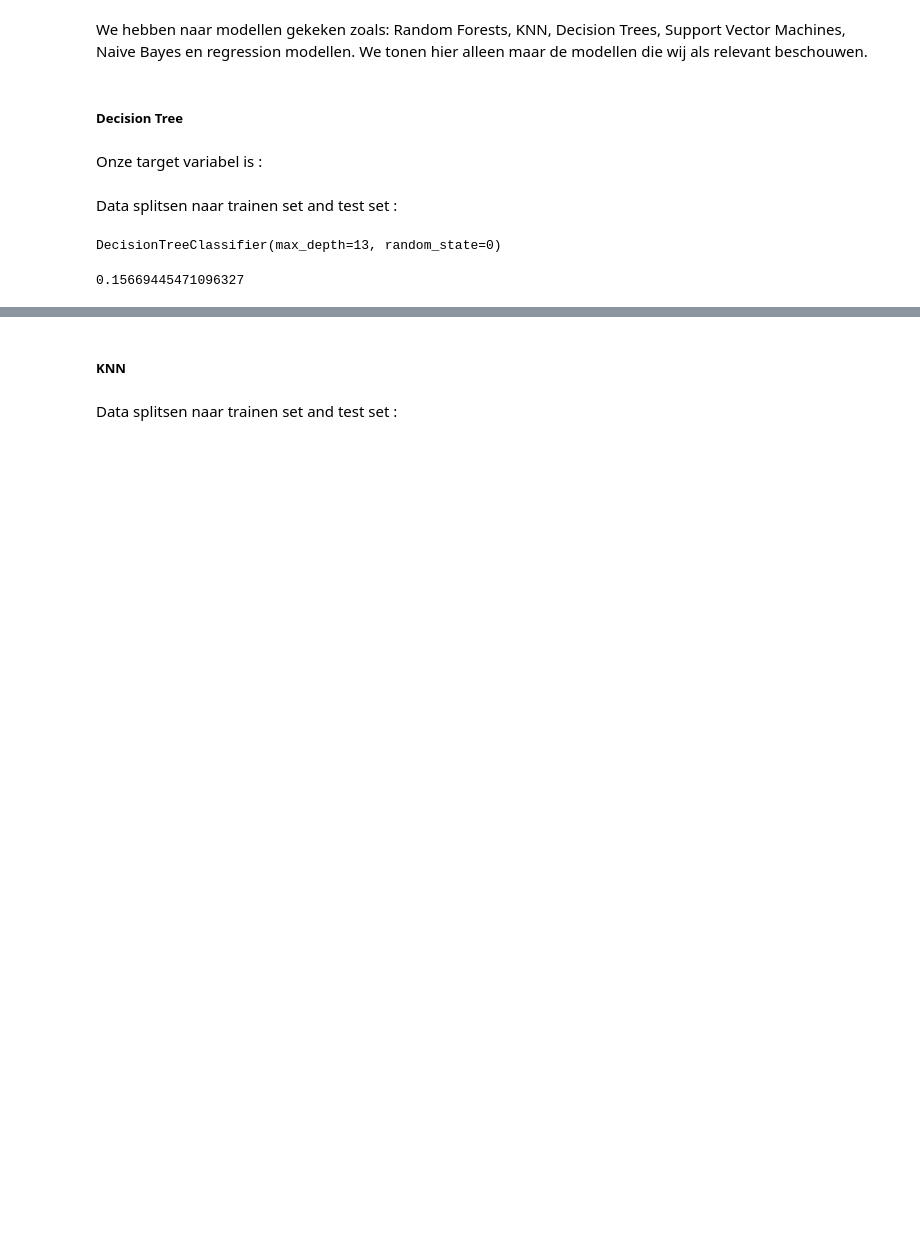
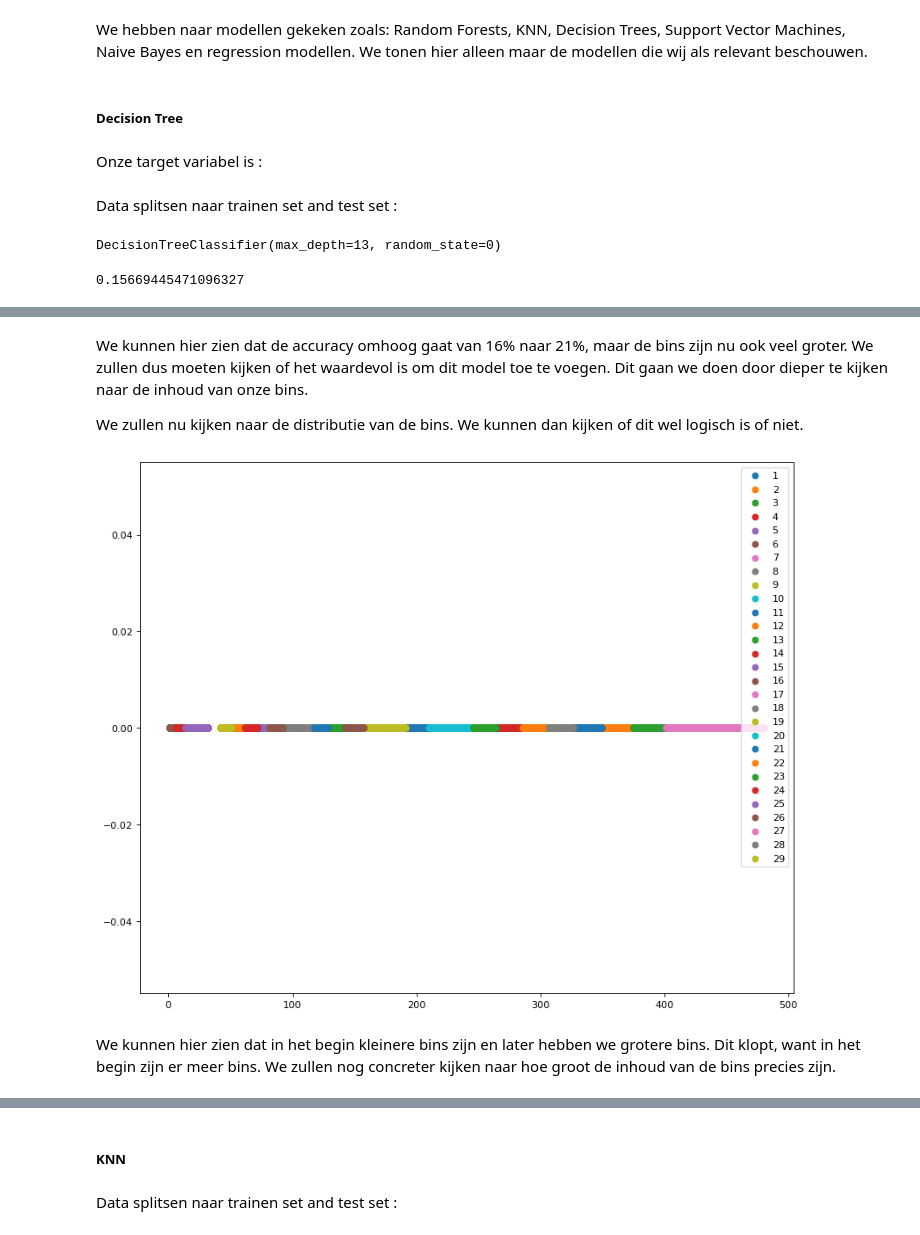
Before and after one commit to Verrem98/Prorail_project, a Jupyter notebook: ProRail-Recoverytime.ipynb, the cells around one changed output, grey strips where cells are left out. Drawn from its saved outputs; the diff is of its cells as text; code cells hidden in the pictures; blank space fills up the shorter version.

```diff
--- a/ProRail-Recoverytime.ipynb
+++ b/ProRail-Recoverytime.ipynb
@@ -388,0 +450,27 @@ accuracy_score(y_test_dt,y_pred_dt)
+# %% [markdown]
+We kunnen hier zien dat de accuracy omhoog gaat van 16% naar 21%, maar de bins zijn nu ook veel groter. We zullen dus moeten kijken of het waardevol is om dit model toe te voegen. Dit gaan we doen door dieper te kijken naar de inhoud van onze bins.
+
+We zullen nu kijken naar de distributie van de bins. We kunnen dan kijken of dit wel logisch is of niet.
+# %%
+# Hier maken we ons model om mee te testen.
+i = 30
+dt_df = df.copy()[['stm_fh_duur', 'stm_reactie_duur', 'stm_prioriteit', 'stm_km_tot_mld', 'stm_km_van_mld']].dropna()
+
+features = dt_df[['stm_fh_duur']].dropna()
+features[['zero']] = 0
+
+model_gmm = GaussianMixture(n_components=i, random_state=0)
+model_gmm.fit(features)
+cluster = model_gmm.predict(features)
+features['cluster'] = cluster
+
+# Hier plotten we onze grafiek met modellen.
+figure(figsize=(12, 10), dpi=80)
+for i in range(1, len(features['cluster'].value_counts())):
+    plt.scatter(features['stm_fh_duur'][features['cluster'] == i], features['zero'][features['cluster'] == i], label=i)
+plt.legend()
+plt.show()
+# %% [output]
+[figure, added]
+# %% [markdown]
+We kunnen hier zien dat in het begin kleinere bins zijn en later hebben we grotere bins. Dit klopt, want in het begin zijn er meer bins. We zullen nog concreter kijken naar hoe groot de inhoud van de bins precies zijn.
```
Also changed, not shown: parts of 12 cells of this notebook.
